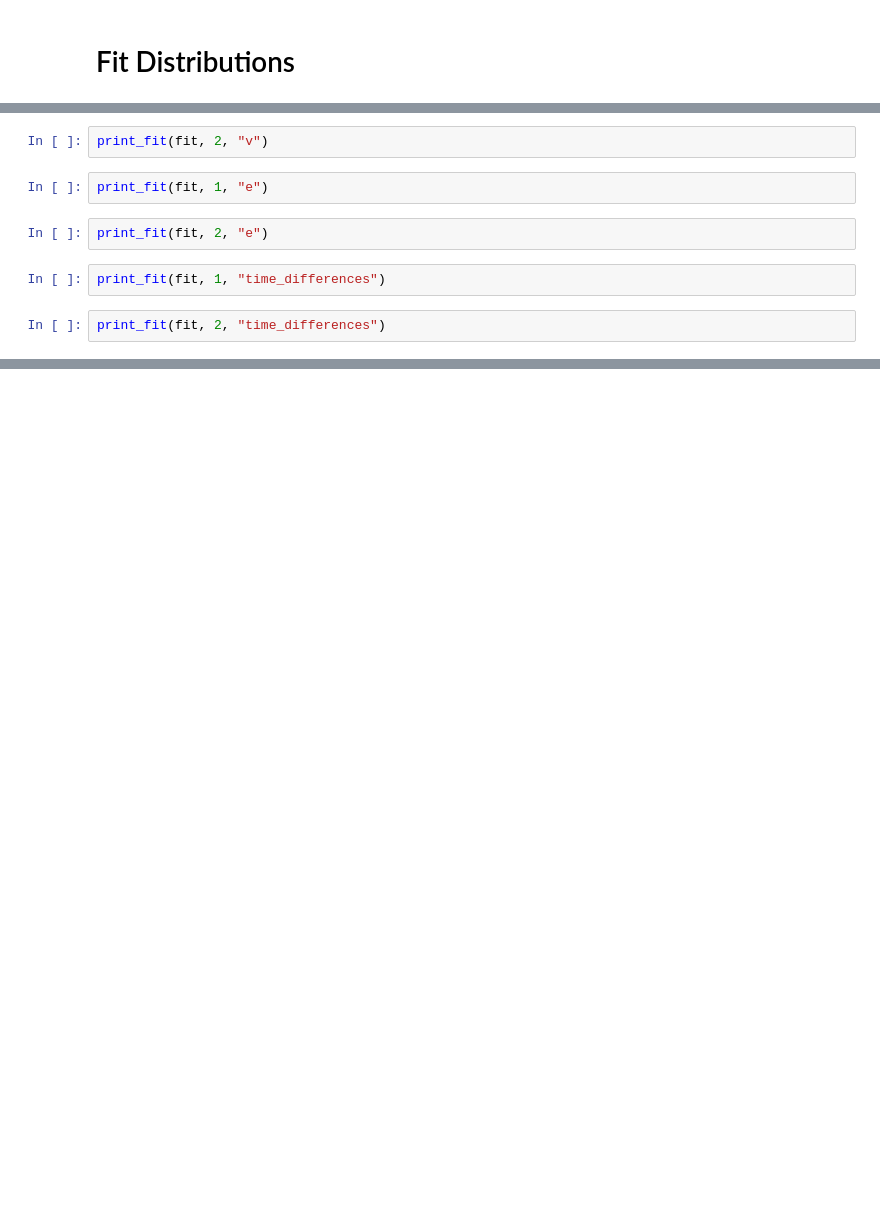
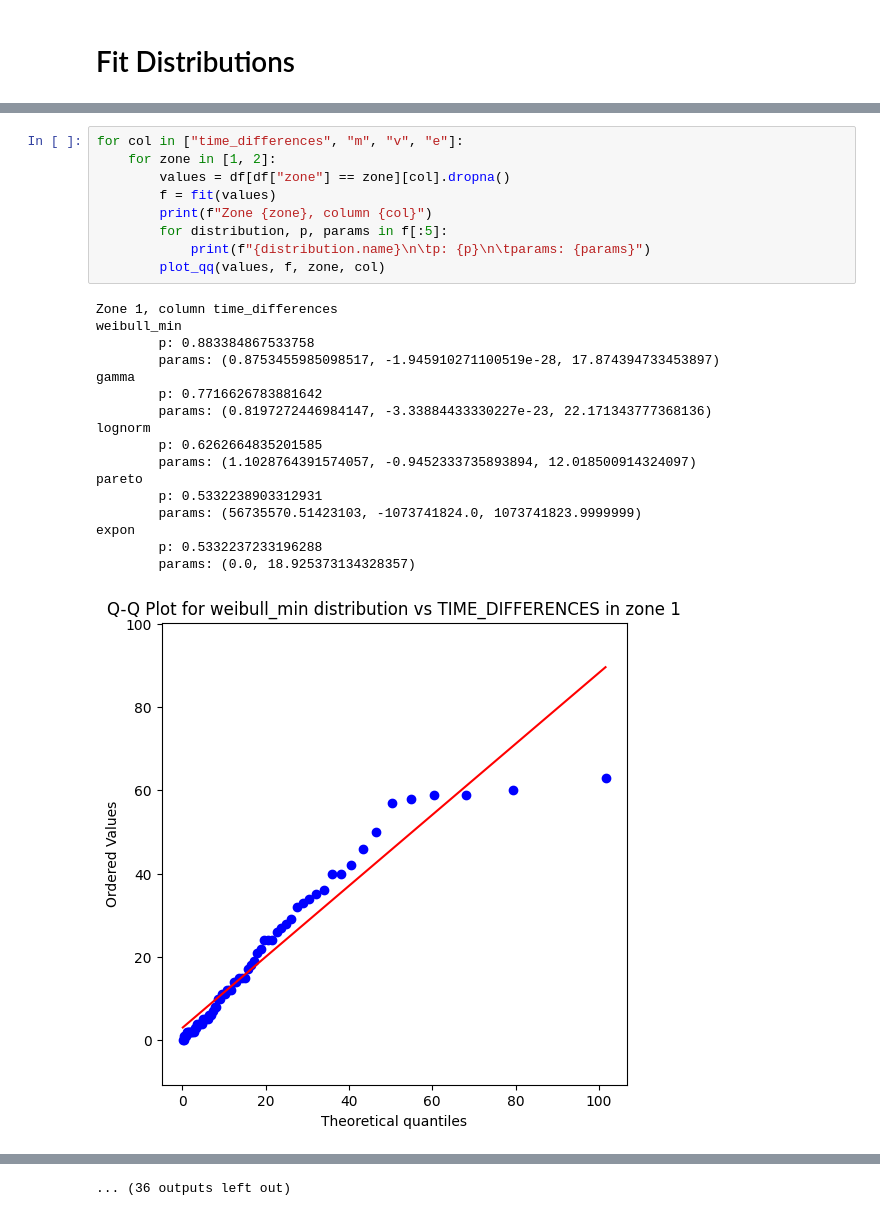
Before and after one commit to staldenhoefler/Steinschlag, a Jupyter notebook: distributions_aaron.ipynb, the cells around one changed output, grey strips where cells are left out. Saved outputs shown, nothing was run; the diff lists cells and outputs as text; blank space fills up the shorter version.

```diff
--- a/distributions_aaron.ipynb
+++ b/distributions_aaron.ipynb
@@ -91,10 +262,27 @@ print_fit(fit, 1, "v")
-# %%
-print_fit(fit, 2, "v")
-# %%
-print_fit(fit, 1, "e")
-# %%
-print_fit(fit, 2, "e")
-# %%
-print_fit(fit, 1, "time_differences")
-# %%
-print_fit(fit, 2, "time_differences")
+# %%
+for col in ["time_differences", "m", "v", "e"]:
+    for zone in [1, 2]:
+        values = df[df["zone"] == zone][col].dropna()
+        f = fit(values)
+        print(f"Zone {zone}, column {col}")
+        for distribution, p, params in f[:5]:
+            print(f"{distribution.name}\n\tp: {p}\n\tparams: {params}")
+        plot_qq(values, f, zone, col)
+# %% [output]
+Zone 1, column time_differences
+weibull_min
+        p: 0.883384867533758
+        params: (0.8753455985098517, -1.945910271100519e-28, 17.874394733453897)
+gamma
+        p: 0.7716626783881642
+        params: (0.8197272446984147, -3.33884433330227e-23, 22.171343777368136)
+lognorm
+        p: 0.6262664835201585
+        params: (1.1028764391574057, -0.9452333735893894, 12.018500914324097)
+pareto
+        p: 0.5332238903312931
+        params: (56735570.51423103, -1073741824.0, 1073741823.9999999)
+expon
+        p: 0.5332237233196288
+        params: (0.0, 18.925373134328357)
+[figure, added]
@@ -100,0 +314 @@ print_fit(fit, 2, "time_differences")
+... (36 outputs left out)
```
Also changed, not shown: parts of 17 cells of this notebook, 1 other file.
